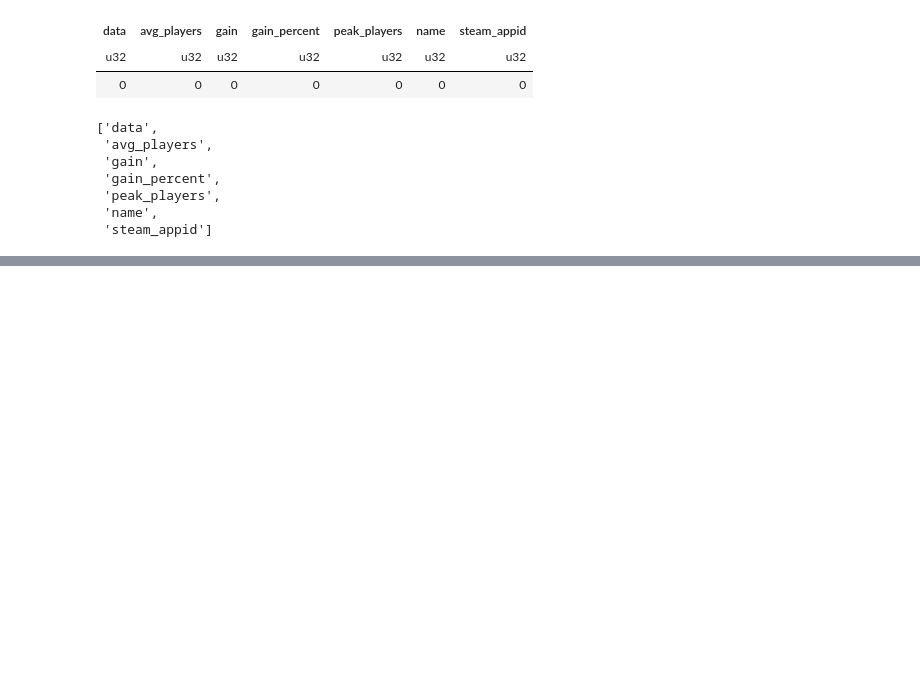
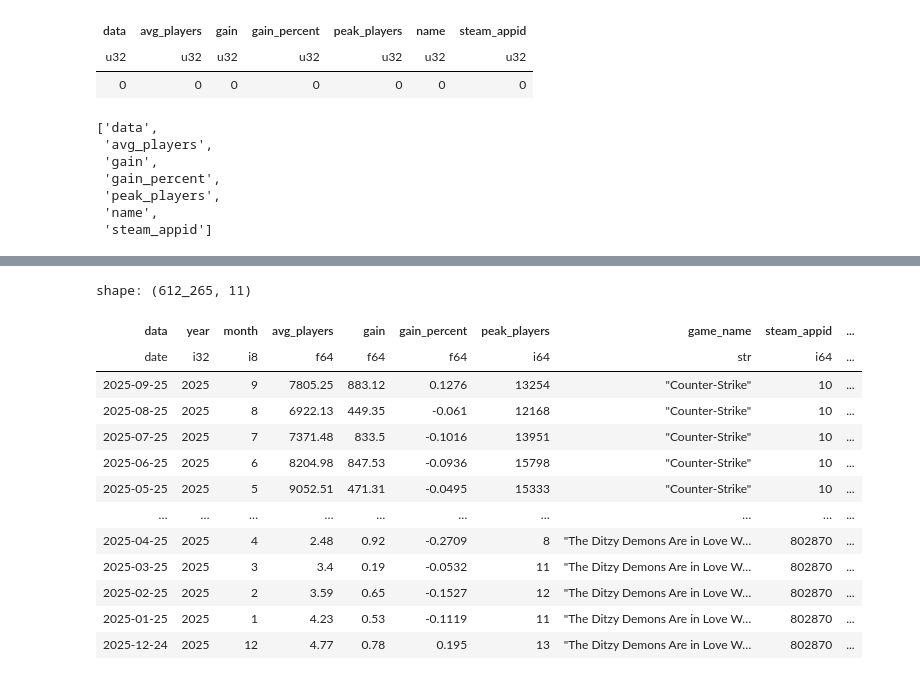
Before and after one commit to ZygimantasB/polars_library, a Jupyter notebook: kaggle/Steam Monthly Average Players.ipynb, the cells around one changed output, grey strips where cells are left out. Cells and saved outputs as stored; diff of their text form; code cells hidden in the pictures; blank space fills up the shorter version.

```diff
--- a/kaggle/Steam Monthly Average Players.ipynb
+++ b/kaggle/Steam Monthly Average Players.ipynb
@@ -116,0 +172,19 @@ df = df.rename({
+# %%
+df.insert_column(
+  2, month.to_series()
+)
+# %% [output]
+shape: (612_265, 11)
+| data | year | month | avg_players | gain | gain_percent | peak_players | game_name | steam_appid | ... |
+| date | i32 | i8 | f64 | f64 | f64 | i64 | str | i64 | ... |
+| 2025-09-25 | 2025 | 9 | 7805.25 | 883.12 | 0.1276 | 13254 | "Counter-Strike" | 10 | ... |
+| 2025-08-25 | 2025 | 8 | 6922.13 | 449.35 | -0.061 | 12168 | "Counter-Strike" | 10 | ... |
+| 2025-07-25 | 2025 | 7 | 7371.48 | 833.5 | -0.1016 | 13951 | "Counter-Strike" | 10 | ... |
+| 2025-06-25 | 2025 | 6 | 8204.98 | 847.53 | -0.0936 | 15798 | "Counter-Strike" | 10 | ... |
+| 2025-05-25 | 2025 | 5 | 9052.51 | 471.31 | -0.0495 | 15333 | "Counter-Strike" | 10 | ... |
+| … | … | … | … | … | … | … | … | … | ... |
+| 2025-04-25 | 2025 | 4 | 2.48 | 0.92 | -0.2709 | 8 | "The Ditzy Demons Are in Love W… | 802870 | ... |
+| 2025-03-25 | 2025 | 3 | 3.4 | 0.19 | -0.0532 | 11 | "The Ditzy Demons Are in Love W… | 802870 | ... |
+| 2025-02-25 | 2025 | 2 | 3.59 | 0.65 | -0.1527 | 12 | "The Ditzy Demons Are in Love W… | 802870 | ... |
+| 2025-01-25 | 2025 | 1 | 4.23 | 0.53 | -0.1119 | 11 | "The Ditzy Demons Are in Love W… | 802870 | ... |
+| 2025-12-24 | 2025 | 12 | 4.77 | 0.78 | 0.195 | 13 | "The Ditzy Demons Are in Love W… | 802870 | ... |
```
Also changed, not shown: parts of 12 cells of this notebook, 2 other files.
